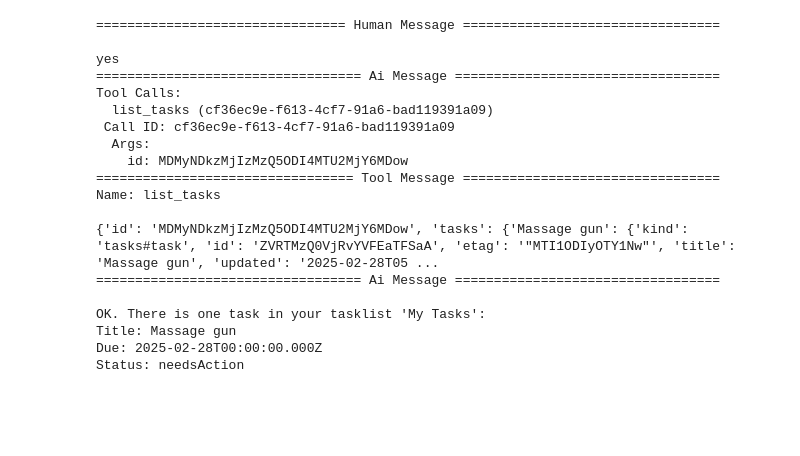
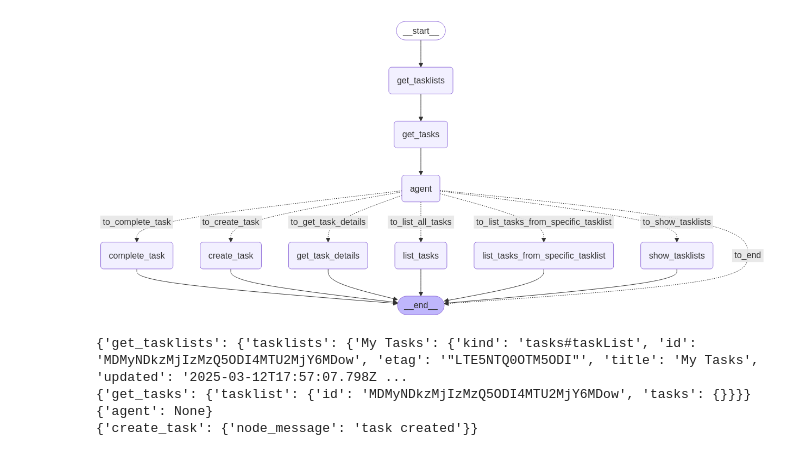
Before and after one commit to tristanpadiou/Google_AI_Agent, a Jupyter notebook: google_tasks_agent_test.ipynb, the cells around one changed output. Drawn from its saved outputs; the diff is of its cells as text; code cells hidden in the pictures; blank space fills up the shorter version.

Commit message:
finished task agent

```diff
--- a/google_tasks_agent_test.ipynb
+++ b/google_tasks_agent_test.ipynb
@@ -52,6 +103,5 @@ except HttpError as error:
 # %%
-@tool
-def list_tasklists(tool_call_id: Annotated[str, InjectedToolCallId]) -> Command:
+def get_tasklists_node(state: State):
     """Tool to get the tasklists, can be used to refresh tasklists
     agrs: none
     """
@@ -59,7 +109,6 @@ def list_tasklists(tool_call_id: Annotated[str, InjectedToolCallId]) -> Command:
         tasklists=service.tasklists().list(maxResults=10).execute()
         tasklists={tasklist.get('title'):tasklist for tasklist in tasklists.get('items')}
 
-        return Command(update={
-                            'messages':[ToolMessage(tasklists,tool_call_id=tool_call_id)]})
+        return {'tasklists':tasklists}
     except:
-        return Command(update={'messages':[ToolMessage('failed to get tasklists',tool_call_id=tool_call_id)]})
+        return {'node_message':'failed to get tasklists'}
@@ -96,17 +198,38 @@ def get_task(task_id: str,state: Annotated[dict, InjectedState],tool_call_id: An
 # %%
-@tool
-def complete_task(task_id:str ,state: Annotated[dict, InjectedState],tool_call_id: Annotated[str, InjectedToolCallId]) -> Command:
+def complete_task_node(state:State):
     """tool to complete a task, once a task is completed it is deleted
     args: task_id - the id of the task, can be found using list_tasks tool
     """
+
+    class Task(BaseModel):
+        task_id: str = Field(description="the id of the task")
+
+    parser=JsonOutputParser(pydantic_object=Task)
+    prompt = PromptTemplate(
+    template="Answer the user query.\n{format_instructions}\n{query}\n",
+    input_variables=["query"],
+    partial_variables={"format_instructions": parser.get_format_instructions()},
+    )
+    chain = prompt | llm
+
+    response=chain.invoke({'query':f'based on this query: {state.get('query')}, return the id of the task specified in the query from this list of tasks: {state.get('tasklist')}'})
     try:
+        response=parser.parse(response.content)
 
+    except:
+
+        retry_parser = RetryOutputParser.from_llm(parser=parser, llm=llm)
+
+        prompt_value = prompt.format_prompt(query=state['query'])
+        response=retry_parser.parse_with_prompt(response.content, prompt_value)
+
+    try:
         tasklist_id=state['tasklist'].get('id')
-        task=service.tasks().get(tasklist=tasklist_id, task=task_id).execute()
+        task=service.tasks().get(tasklist=tasklist_id, task=response.get('task_id')).execute()
         task['status']='completed'
-        response=service.tasks().update(tasklist=tasklist_id,task=task_id, body=task).execute()
+        response=service.tasks().update(tasklist=tasklist_id,task=response.get('task_id'), body=task).execute()
         clear=service.tasks().clear(tasklist=tasklist_id).execute()
-        return Command(update={'messages':[ToolMessage('task completed', tool_call_id=tool_call_id)]})
+        return {'node_message': 'Task Completed'}
     except:
-        return Command(update={'messages':[ToolMessage('error :(', tool_call_id=tool_call_id)]})
+        return {'node_message':' couldnt complete task'}
 # %%
@@ -188,24 +339,13 @@ class tasks_agent:
 # %%
 agent=tasks_agent(llm)
-# %%
-agent.stream('yes')
-# %% [output]
-================================ Human Message =================================
-
-yes
-================================== Ai Message ==================================
-Tool Calls:
-  list_tasks (cf36ec9e-f613-4cf7-91a6-bad119391a09)
- Call ID: cf36ec9e-f613-4cf7-91a6-bad119391a09
-  Args:
-    id: MDMyNDkzMjIzMzQ5ODI4MTU2MjY6MDow
-================================= Tool Message =================================
-Name: list_tasks
-
-{'id': 'MDMyNDkzMjIzMzQ5ODI4MTU2MjY6MDow', 'tasks': {'Massage gun': {'kind': 'tasks#task', 'id': 'ZVRTMzQ0VjRvYVFEaTFSaA', 'etag': '"MTI1ODIyOTY1Nw"', 'title': 'Massage gun', 'updated': '2025-02-28T05 ...
-================================== Ai Message ==================================
-
-OK. There is one task in your tasklist 'My Tasks':
-Title: Massage gun
-Due: 2025-02-28T00:00:00.000Z
-Status: needsAction
+# %%
+agent.display_graph()
+# %% [output]
+[figure, added]
+# %%
+agent.stream('create task named Take fina for 8:00 am')
+# %% [output]
+{'get_tasklists': {'tasklists': {'My Tasks': {'kind': 'tasks#taskList', 'id': 'MDMyNDkzMjIzMzQ5ODI4MTU2MjY6MDow', 'etag': '"LTE5NTQ0OTM5ODI"', 'title': 'My Tasks', 'updated': '2025-03-12T17:57:07.798Z ...
+{'get_tasks': {'tasklist': {'id': 'MDMyNDkzMjIzMzQ5ODI4MTU2MjY6MDow', 'tasks': {}}}}
+{'agent': None}
+{'create_task': {'node_message': 'task created'}}
```
Also changed, not shown: parts of 13 cells of this notebook, 2 other files.
